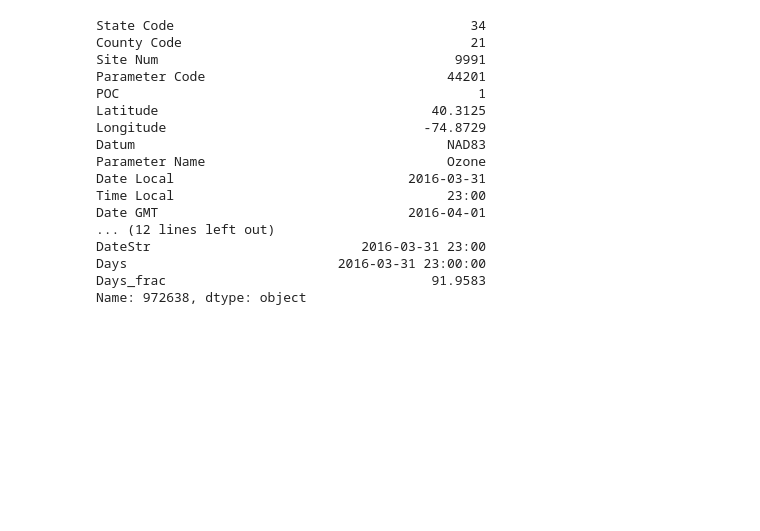
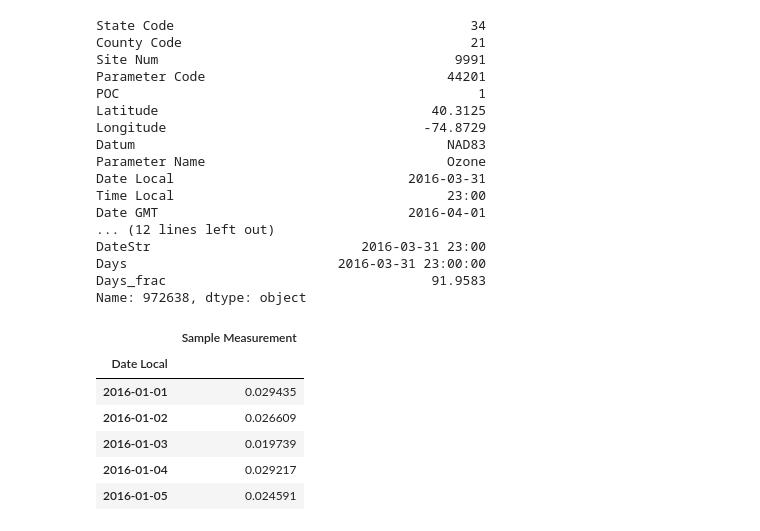
Before and after one commit to codeforprinceton/airquality, a Jupyter notebook: Data/RdOzone.ipynb, the cells around one changed output. Saved outputs shown, nothing was run; the diff lists cells and outputs as text; code cells hidden in the pictures; blank space fills up the shorter version.

```diff
--- a/Data/RdOzone.ipynb
+++ b/Data/RdOzone.ipynb
@@ -179,3 +180,14 @@ DateStr                           2016-03-31 23:00
 Days                           2016-03-31 23:00:00
 Days_frac                                  91.9583
 Name: 972638, dtype: object
+# %%
+njDaily = nj.groupby('Date Local').agg({'Sample Measurement': lambda x: sum(x)/len(x)})
+njDaily.head()
+# %% [output]
+|  | Sample Measurement |
+| Date Local |  |
+| 2016-01-01 | 0.029435 |
+| 2016-01-02 | 0.026609 |
+| 2016-01-03 | 0.019739 |
+| 2016-01-04 | 0.029217 |
+| 2016-01-05 | 0.024591 |
```
Also changed, not shown: parts of 7 cells of this notebook.
